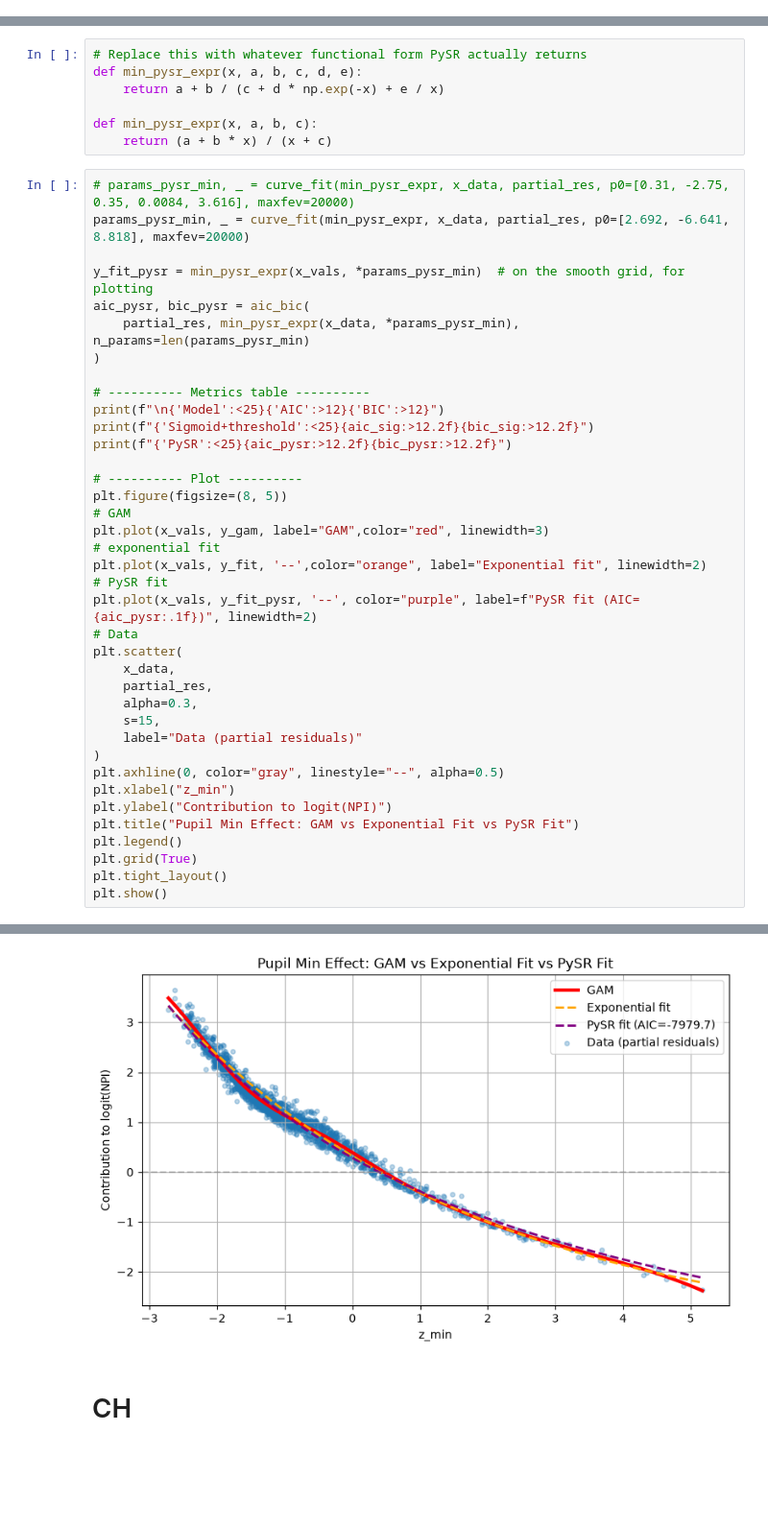
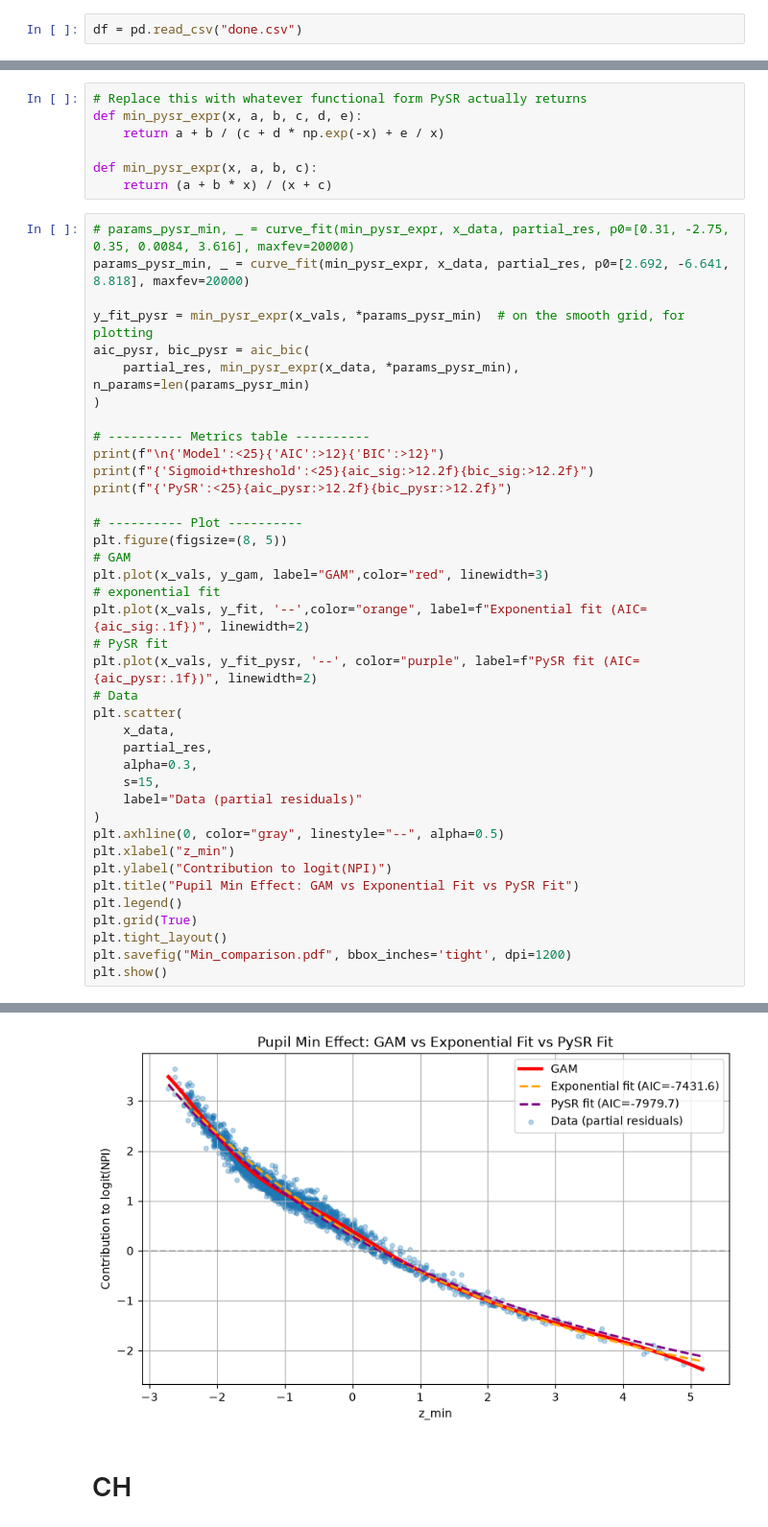
Before and after one commit to NK221088/Pupillometry_study, a Jupyter notebook: NPi/Weinan_and_Frederik/NPi_reconstruct_GAM_pyGAM.ipynb, the cells around one changed output, grey strips where cells are left out. Shown at 96% size. Cells and saved outputs as stored; diff of their text form; blank space fills up the shorter version.

```diff
--- a/NPi/Weinan_and_Frederik/NPi_reconstruct_GAM_pyGAM.ipynb
+++ b/NPi/Weinan_and_Frederik/NPi_reconstruct_GAM_pyGAM.ipynb
@@ -163,3 +131,5 @@ df
+# %%
+df = pd.read_csv("done.csv")
 # %%
 match_features = df[["z_pupil_size", "z_pupil_min"]].values
 tree = cKDTree(match_features)
@@ -634,35 +599,36 @@ print(f"\n{'Model':<25}{'AIC':>12}{'BIC':>12}")
 print(f"{'Sigmoid+threshold':<25}{aic_sig:>12.2f}{bic_sig:>12.2f}")
 print(f"{'PySR':<25}{aic_pysr:>12.2f}{bic_pysr:>12.2f}")
 
 # ---------- Plot ----------
 plt.figure(figsize=(8, 5))
 # GAM
 plt.plot(x_vals, y_gam, label="GAM",color="red", linewidth=3)
 # exponential fit
-plt.plot(x_vals, y_fit, '--',color="orange", label="Exponential fit", linewidth=2)
+plt.plot(x_vals, y_fit, '--',color="orange", label=f"Exponential fit (AIC={aic_sig:.1f})", linewidth=2)
 # PySR fit
 plt.plot(x_vals, y_fit_pysr, '--', color="purple", label=f"PySR fit (AIC={aic_pysr:.1f})", linewidth=2)
 # Data
 plt.scatter(
     x_data,
     partial_res,
     alpha=0.3,
     s=15,
     label="Data (partial residuals)"
 )
 plt.axhline(0, color="gray", linestyle="--", alpha=0.5)
 plt.xlabel("z_min")
 plt.ylabel("Contribution to logit(NPI)")
 plt.title("Pupil Min Effect: GAM vs Exponential Fit vs PySR Fit")
 plt.legend()
 plt.grid(True)
 plt.tight_layout()
+plt.savefig("Min_comparison.pdf", bbox_inches='tight', dpi=1200)
 plt.show()
 # %% [output]
 Model                             AIC         BIC
 Sigmoid+threshold            -7431.64    -7414.73
 PySR                         -7979.69    -7962.78
-[figure, old version]
+[figure, new version]
 # %% [markdown]
 # CH
 # %%
```
Also changed, not shown: parts of 29 cells of this notebook, 32 other files.
